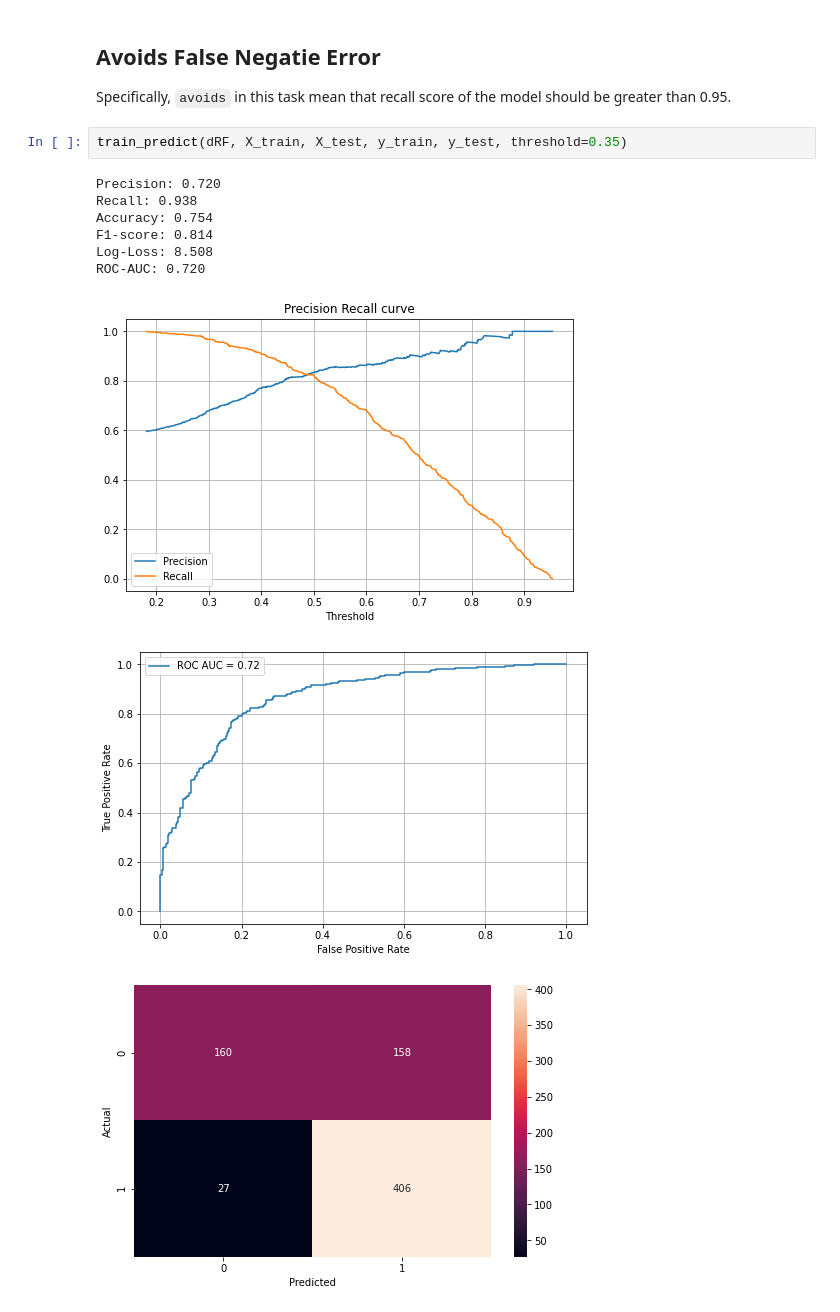
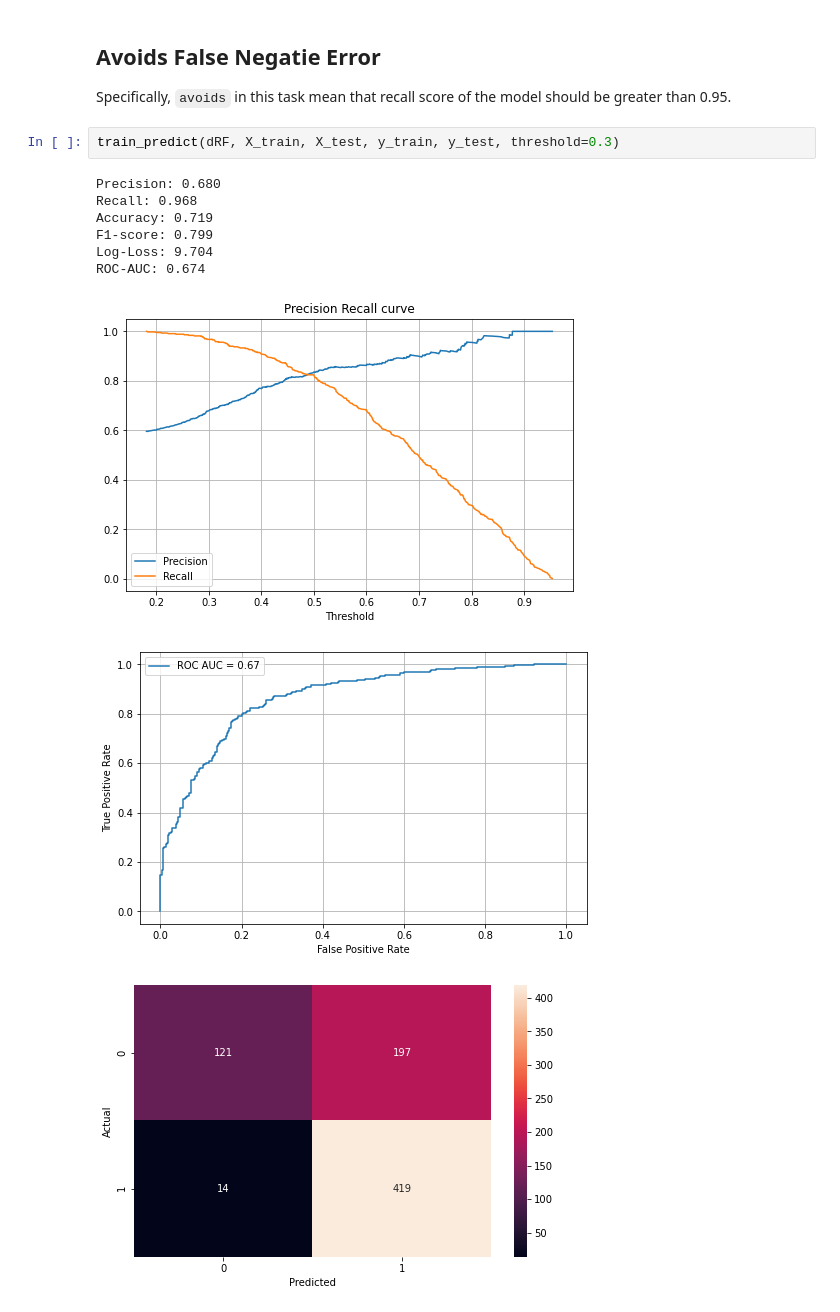
Before and after one commit to fhrzn/ml-tech-lab, a Jupyter notebook: task1/Fahrizain_Affandy_J41322c_MLT_2022_Task_1.ipynb, the cells around one changed output. Cells and saved outputs as stored; diff of their text form.

Commit message:
update FN threshold

```diff
--- a/task1/Fahrizain_Affandy_J41322c_MLT_2022_Task_1.ipynb
+++ b/task1/Fahrizain_Affandy_J41322c_MLT_2022_Task_1.ipynb
@@ -222,14 +222,14 @@ ROC-AUC: 0.801
 ## Avoids False Negatie Error
 Specifically, `avoids` in this task mean that recall score of the model should be greater than 0.95.
 # %%
-train_predict(dRF, X_train, X_test, y_train, y_test, threshold=0.35)
+train_predict(dRF, X_train, X_test, y_train, y_test, threshold=0.3)
 # %% [output]
-Precision: 0.720
-Recall: 0.938
-Accuracy: 0.754
-F1-score: 0.814
-Log-Loss: 8.508
-ROC-AUC: 0.720
+Precision: 0.680
+Recall: 0.968
+Accuracy: 0.719
+F1-score: 0.799
+Log-Loss: 9.704
+ROC-AUC: 0.674
 [figure]
 [figure]
-[figure, old version]
+[figure, new version]
```
